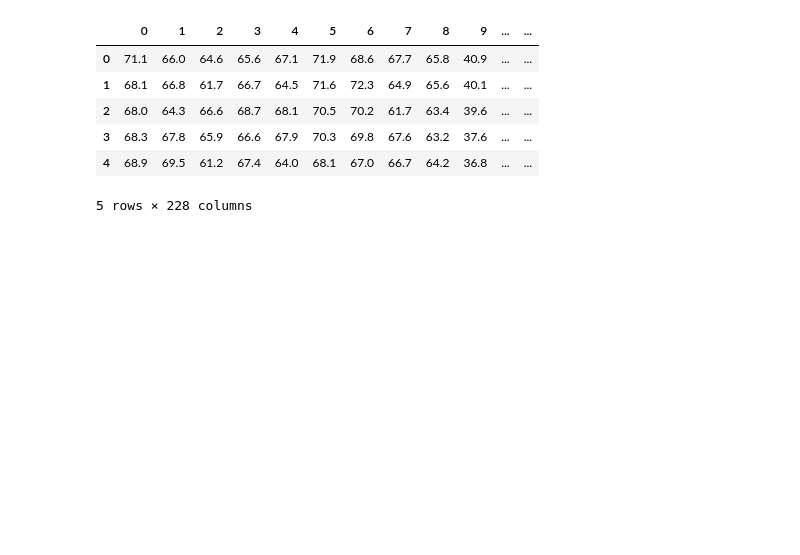
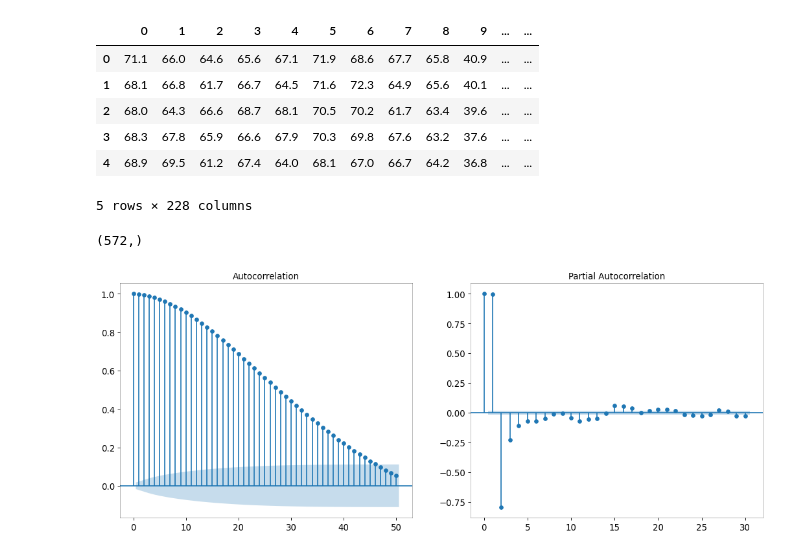
Before and after one commit to yorkofyou/MachineLearning, a Jupyter notebook: Project1/t1/utils/feature_engineering.ipynb, the cells around one changed output. Saved outputs shown, nothing was run; the diff lists cells and outputs as text; code cells hidden in the pictures; blank space fills up the shorter version.

```diff
--- a/Project1/t1/utils/feature_engineering.ipynb
+++ b/Project1/t1/utils/feature_engineering.ipynb
@@ -32,3 +33,20 @@ data.head()
 | 3 | 68.3 | 67.8 | 65.9 | 66.6 | 67.9 | 70.3 | 69.8 | 67.6 | 63.2 | 37.6 | ... | ... |
 | 4 | 68.9 | 69.5 | 61.2 | 67.4 | 64.0 | 68.1 | 67.0 | 66.7 | 64.2 | 36.8 | ... | ... |
 5 rows × 228 columns
+# %%
+data.mean(axis=1).shape
+# %% [output]
+(572,)
+# %%
+fig, (ax1, ax2) = plt.subplots(1, 2, figsize=(16, 6), dpi=80)
+plot_acf(data.mean(axis=1).tolist(), ax=ax1, lags=50)
+plot_pacf(data.mean(axis=1).tolist(), ax=ax2, lags=30)
+ax1.spines["top"].set_alpha(.3); ax2.spines["top"].set_alpha(.3)
+ax1.spines["bottom"].set_alpha(.3); ax2.spines["bottom"].set_alpha(.3)
+ax1.spines["right"].set_alpha(.3); ax2.spines["right"].set_alpha(.3)
+ax1.spines["left"].set_alpha(.3); ax2.spines["left"].set_alpha(.3)
+ax1.tick_params(axis='both', labelsize=12)
+ax2.tick_params(axis='both', labelsize=12)
+plt.show()
+# %% [output]
+[figure, added]
```
Also changed, not shown: parts of 2 cells of this notebook, 8 other files.
